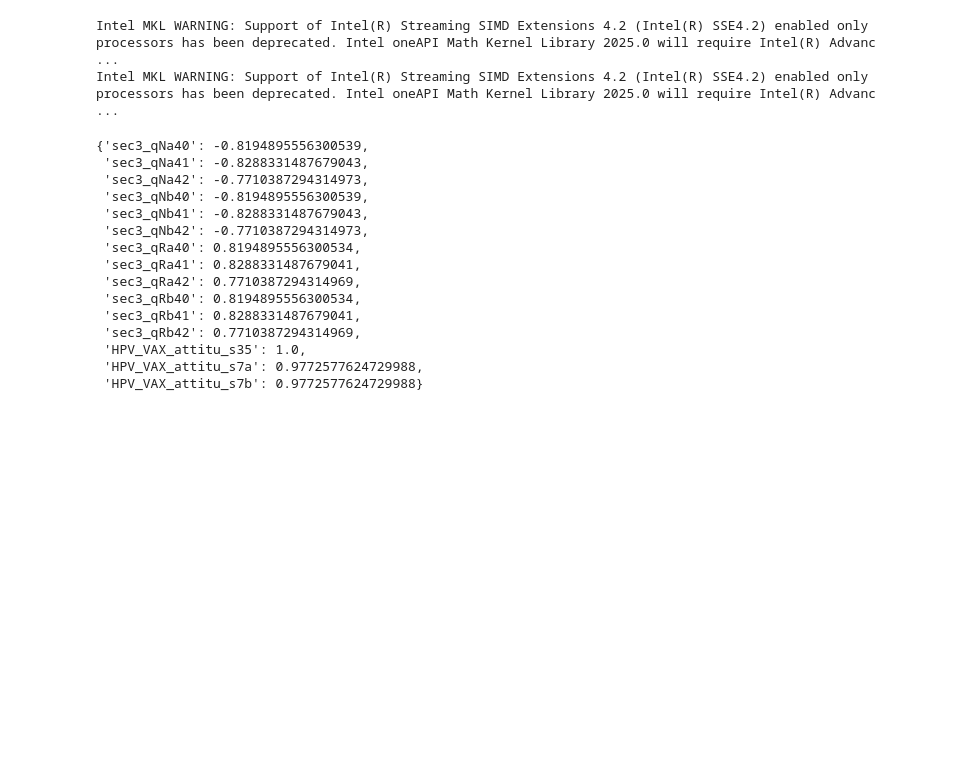
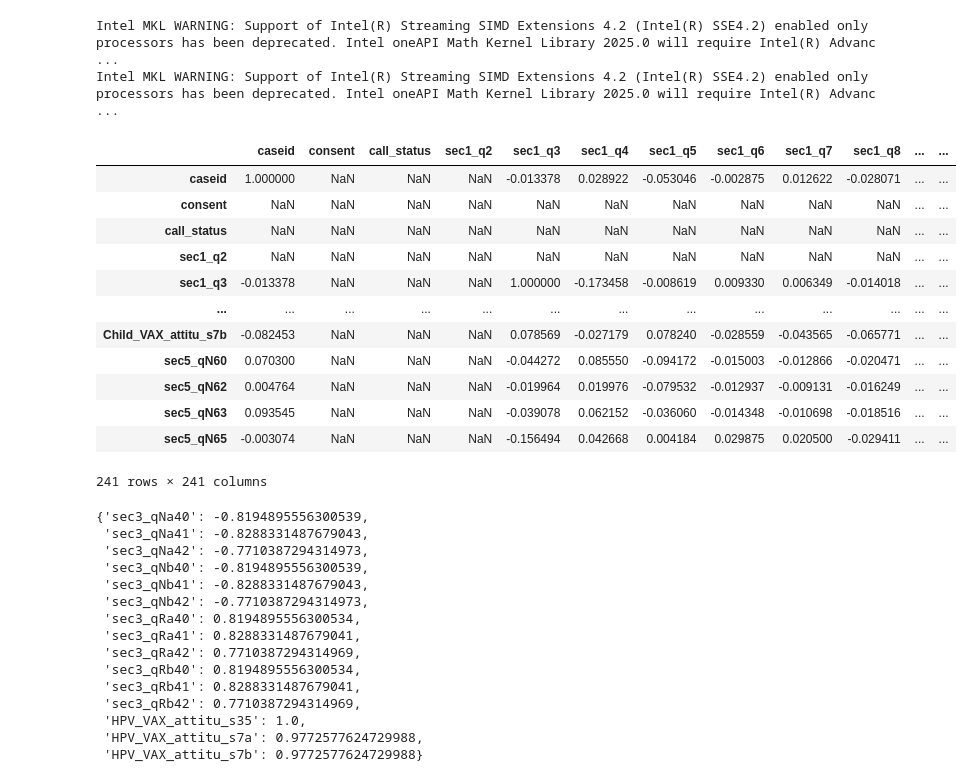
Before and after one commit to suyanpengzhang/HPV-Network, a Jupyter notebook: Data Summary.ipynb, the cells around one changed output. Saved outputs shown, nothing was run; the diff lists cells and outputs as text; code cells hidden in the pictures; blank space fills up the shorter version.

```diff
--- a/Data Summary.ipynb
+++ b/Data Summary.ipynb
@@ -28,6 +28,23 @@ hpvdata_cleaned = hpvdata_cleaned[columns_to_select]
 # %%
 # Generate correlation matrix
 corrmatrix  = hpvdata_cleaned.corr()
+# %%
+corrmatrix  = hpvdata_cleaned.corr()
+corrmatrix
+# %% [output]
+|  | caseid | consent | call_status | sec1_q2 | sec1_q3 | sec1_q4 | sec1_q5 | sec1_q6 | sec1_q7 | sec1_q8 | ... | ... |
+| caseid | 1.000000 | NaN | NaN | NaN | -0.013378 | 0.028922 | -0.053046 | -0.002875 | 0.012622 | -0.028071 | ... | ... |
+| consent | NaN | NaN | NaN | NaN | NaN | NaN | NaN | NaN | NaN | NaN | ... | ... |
+| call_status | NaN | NaN | NaN | NaN | NaN | NaN | NaN | NaN | NaN | NaN | ... | ... |
+| sec1_q2 | NaN | NaN | NaN | NaN | NaN | NaN | NaN | NaN | NaN | NaN | ... | ... |
+| sec1_q3 | -0.013378 | NaN | NaN | NaN | 1.000000 | -0.173458 | -0.008619 | 0.009330 | 0.006349 | -0.014018 | ... | ... |
+| ... | ... | ... | ... | ... | ... | ... | ... | ... | ... | ... | ... | ... |
+| Child_VAX_attitu_s7b | -0.082453 | NaN | NaN | NaN | 0.078569 | -0.027179 | 0.078240 | -0.028559 | -0.043565 | -0.065771 | ... | ... |
+| sec5_qN60 | 0.070300 | NaN | NaN | NaN | -0.044272 | 0.085550 | -0.094172 | -0.015003 | -0.012866 | -0.020471 | ... | ... |
+| sec5_qN62 | 0.004764 | NaN | NaN | NaN | -0.019964 | 0.019976 | -0.079532 | -0.012937 | -0.009131 | -0.016249 | ... | ... |
+| sec5_qN63 | 0.093545 | NaN | NaN | NaN | -0.039078 | 0.062152 | -0.036060 | -0.014348 | -0.010698 | -0.018516 | ... | ... |
+| sec5_qN65 | -0.003074 | NaN | NaN | NaN | -0.156494 | 0.042668 | 0.004184 | 0.029875 | 0.020500 | -0.029411 | ... | ... |
+241 rows × 241 columns
 # %%
 vars_ =  {}
 for idx in corrmatrix.index:
```
Also changed, not shown: parts of 3 cells of this notebook, 1 other file.
